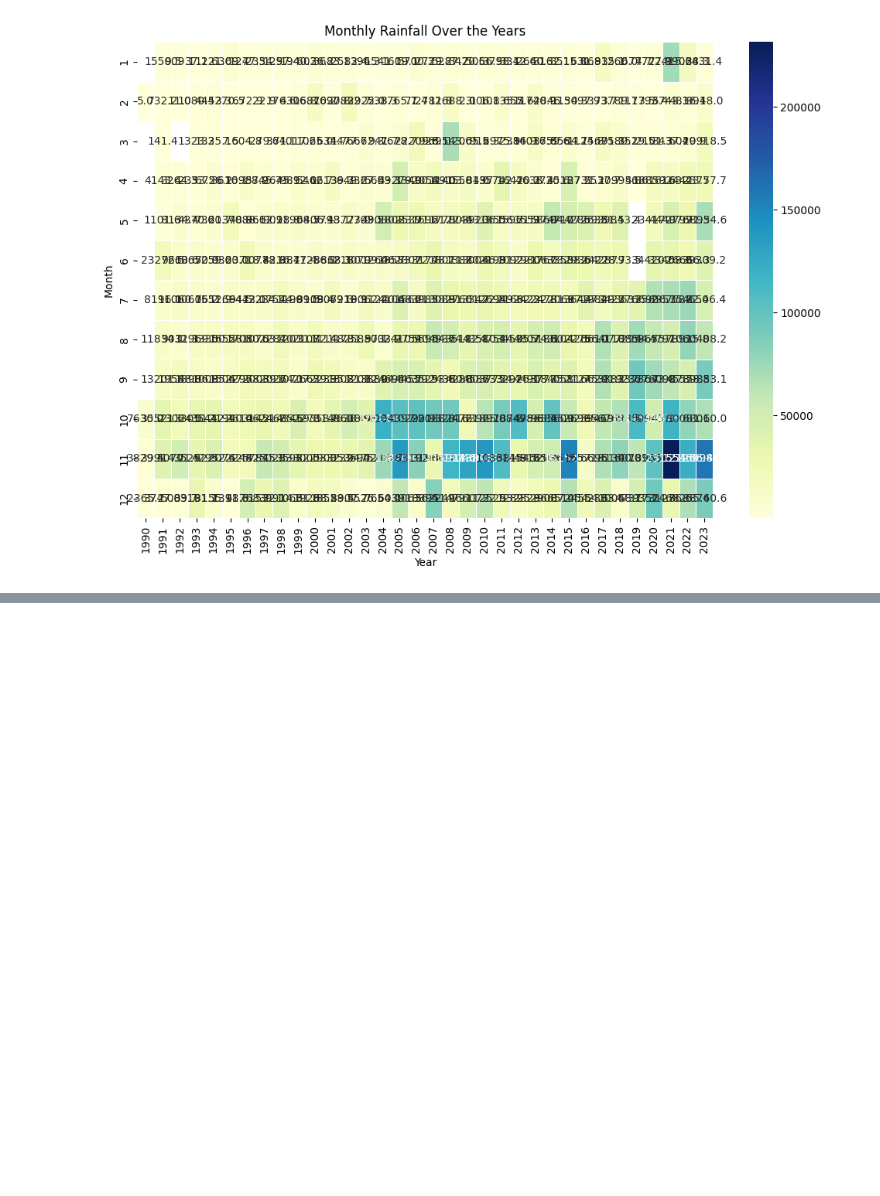
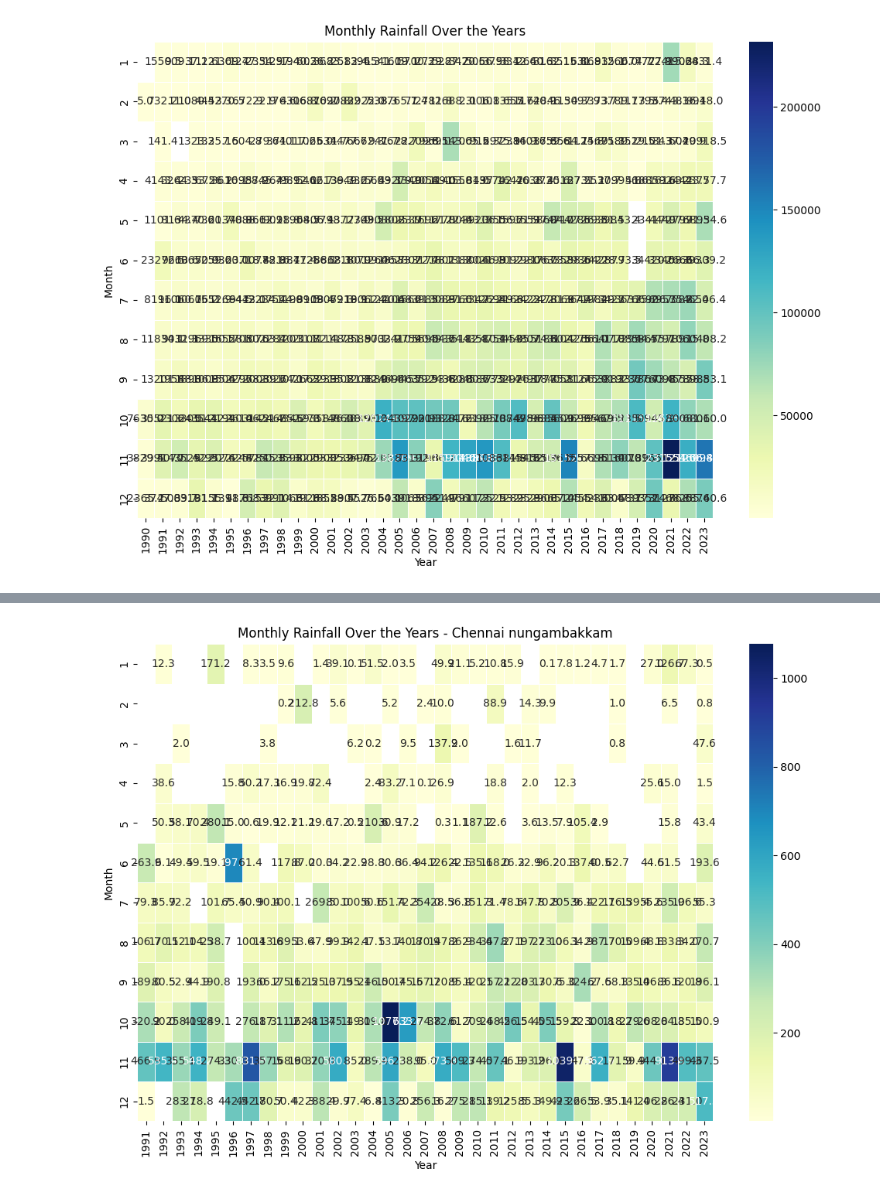
Before and after one commit to msathia/rainfallAnalysis, a Jupyter notebook: tn-rainfall-data-analysis.ipynb, the cells around one changed output, grey strips where cells are left out. Saved outputs shown, nothing was run; the diff lists cells and outputs as text; code cells hidden in the pictures; blank space fills up the shorter version.

Commit message:
Kaggle Notebook | TN Rainfall Data analysis | Version 3 | More data analysis

```diff
--- a/tn-rainfall-data-analysis.ipynb
+++ b/tn-rainfall-data-analysis.ipynb
@@ -159,0 +214,24 @@ plt.show()
+# %%
+import pandas as pd
+import seaborn as sns
+import matplotlib.pyplot as plt
+
+# Assuming you have a DataFrame named df
+# Replace 'YourStationName' with the actual station name you want to create a heatmap for
+station_name = 'Chennai nungambakkam'
+
+# Filter the DataFrame based on the specified station
+filtered_df = rainfall_data[rainfall_data['station'] == station_name]
+
+# Create a pivot table for monthly rainfall over the years
+pivot_table = pd.pivot_table(filtered_df, values='rainfall', index=filtered_df['date'].dt.month, columns=filtered_df['date'].dt.year, aggfunc='sum')
+
+# Create a heatmap
+plt.figure(figsize=(12, 8))
+sns.heatmap(pivot_table, cmap='YlGnBu', annot=True, fmt=".1f", linewidths=.5)
+plt.title(f'Monthly Rainfall Over the Years - {station_name}')
+plt.xlabel('Year')
+plt.ylabel('Month')
+plt.show()
+# %% [output]
+[figure, added]
```
Also changed, not shown: parts of 3 cells of this notebook.
